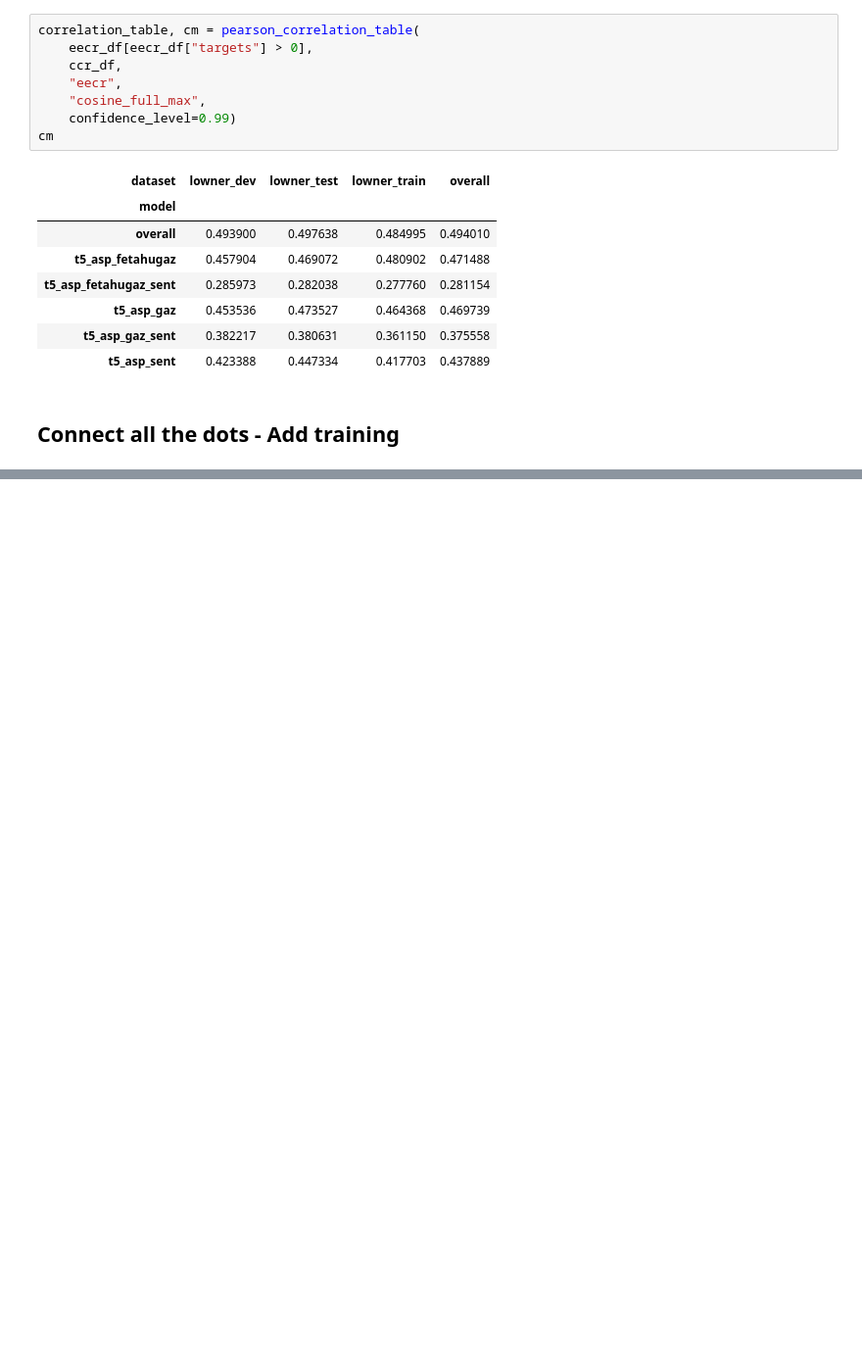
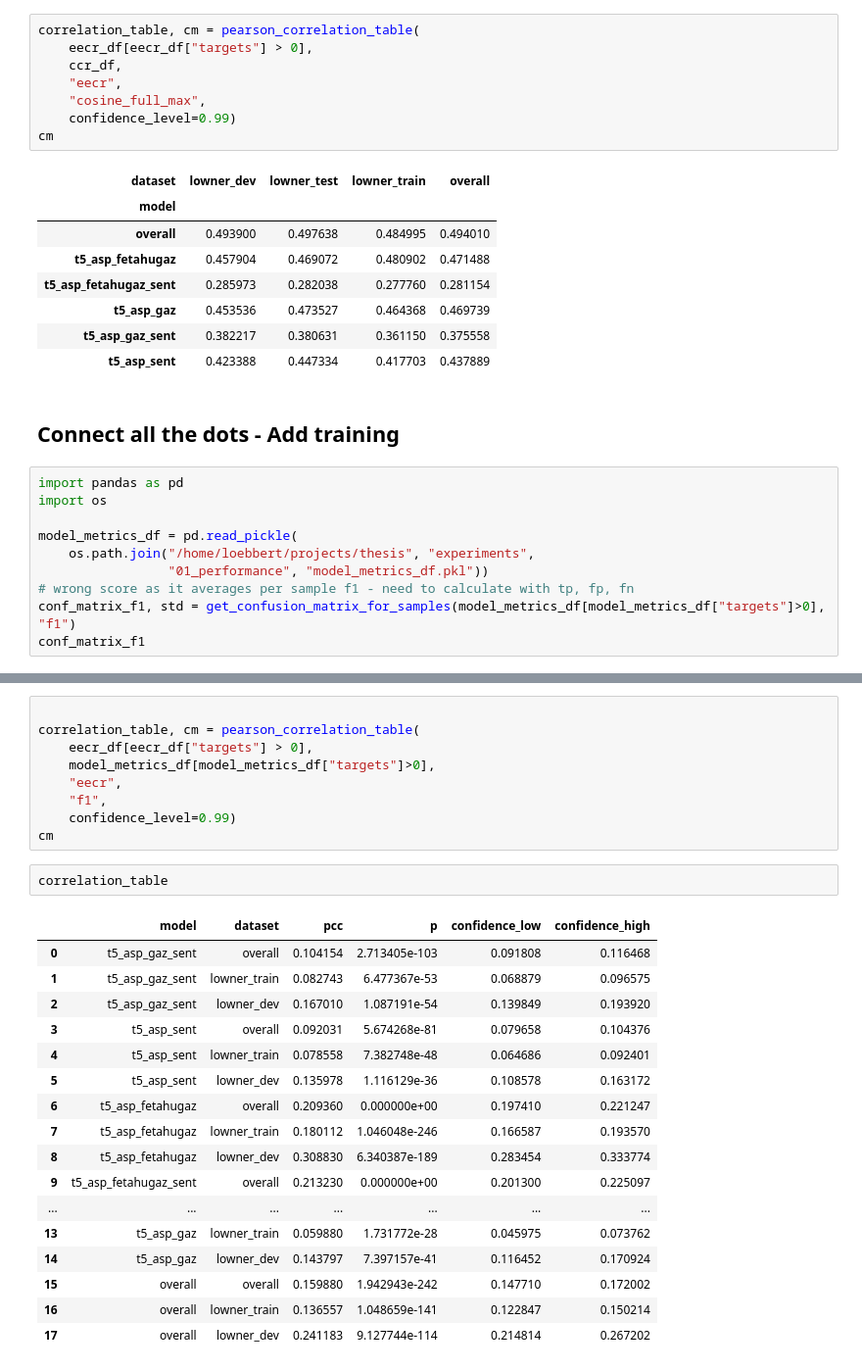
Before and after one commit to roebbert92/thesis, a Jupyter notebook: experiment_01.ipynb, the cells around one changed output, grey strips where cells are left out. Shown at 98% size. Saved outputs shown, nothing was run; the diff lists cells and outputs as text; blank space fills up the shorter version.

Commit message:
experiment 01 - metrics

```diff
--- a/experiment_01.ipynb
+++ b/experiment_01.ipynb
@@ -642,3 +456,13 @@ cm
 | t5_asp_sent | 0.423388 | 0.447334 | 0.417703 | 0.437889 |
 # %% [markdown]
 ## Connect all the dots - Add training
+# %%
+import pandas as pd
+import os
+
+model_metrics_df = pd.read_pickle(
+    os.path.join("/home/loebbert/projects/thesis", "experiments",
+                 "01_performance", "model_metrics_df.pkl"))
+# wrong score as it averages per sample f1 - need to calculate with tp, fp, fn
+conf_matrix_f1, std = get_confusion_matrix_for_samples(model_metrics_df[model_metrics_df["targets"]>0], "f1")
+conf_matrix_f1
@@ -644,0 +478,29 @@ cm
+# %%
+
+correlation_table, cm = pearson_correlation_table(
+    eecr_df[eecr_df["targets"] > 0],
+    model_metrics_df[model_metrics_df["targets"]>0],
+    "eecr",
+    "f1",
+    confidence_level=0.99)
+cm
+# %%
+correlation_table
+# %% [output]
+|  | model | dataset | pcc | p | confidence_low | confidence_high |
+| 0 | t5_asp_gaz_sent | overall | 0.104154 | 2.713405e-103 | 0.091808 | 0.116468 |
+| 1 | t5_asp_gaz_sent | lowner_train | 0.082743 | 6.477367e-53 | 0.068879 | 0.096575 |
+| 2 | t5_asp_gaz_sent | lowner_dev | 0.167010 | 1.087191e-54 | 0.139849 | 0.193920 |
+| 3 | t5_asp_sent | overall | 0.092031 | 5.674268e-81 | 0.079658 | 0.104376 |
+| 4 | t5_asp_sent | lowner_train | 0.078558 | 7.382748e-48 | 0.064686 | 0.092401 |
+| 5 | t5_asp_sent | lowner_dev | 0.135978 | 1.116129e-36 | 0.108578 | 0.163172 |
+| 6 | t5_asp_fetahugaz | overall | 0.209360 | 0.000000e+00 | 0.197410 | 0.221247 |
+| 7 | t5_asp_fetahugaz | lowner_train | 0.180112 | 1.046048e-246 | 0.166587 | 0.193570 |
+| 8 | t5_asp_fetahugaz | lowner_dev | 0.308830 | 6.340387e-189 | 0.283454 | 0.333774 |
+| 9 | t5_asp_fetahugaz_sent | overall | 0.213230 | 0.000000e+00 | 0.201300 | 0.225097 |
+| ... | ... | ... | ... | ... | ... | ... |
+| 13 | t5_asp_gaz | lowner_train | 0.059880 | 1.731772e-28 | 0.045975 | 0.073762 |
+| 14 | t5_asp_gaz | lowner_dev | 0.143797 | 7.397157e-41 | 0.116452 | 0.170924 |
+| 15 | overall | overall | 0.159880 | 1.942943e-242 | 0.147710 | 0.172002 |
+| 16 | overall | lowner_train | 0.136557 | 1.048659e-141 | 0.122847 | 0.150214 |
+| 17 | overall | lowner_dev | 0.241183 | 9.127744e-114 | 0.214814 | 0.267202 |
```
Also changed, not shown: parts of 6 cells of this notebook, 1 other file.
